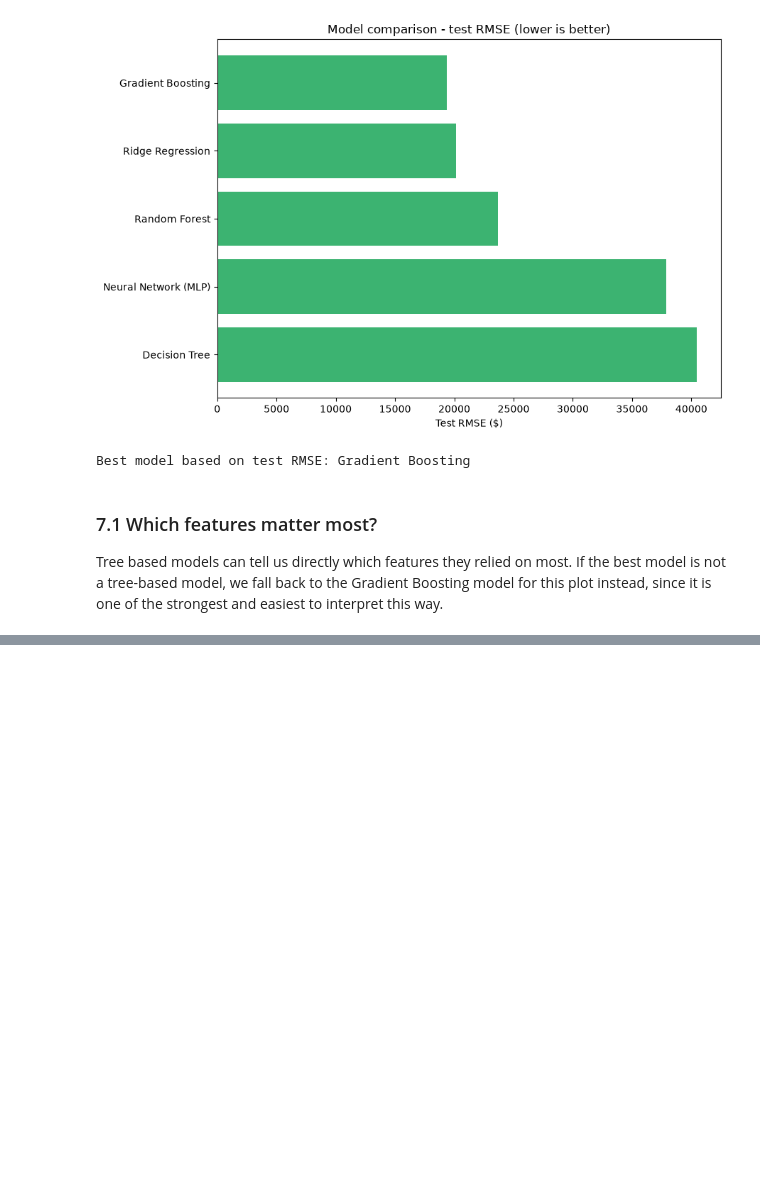
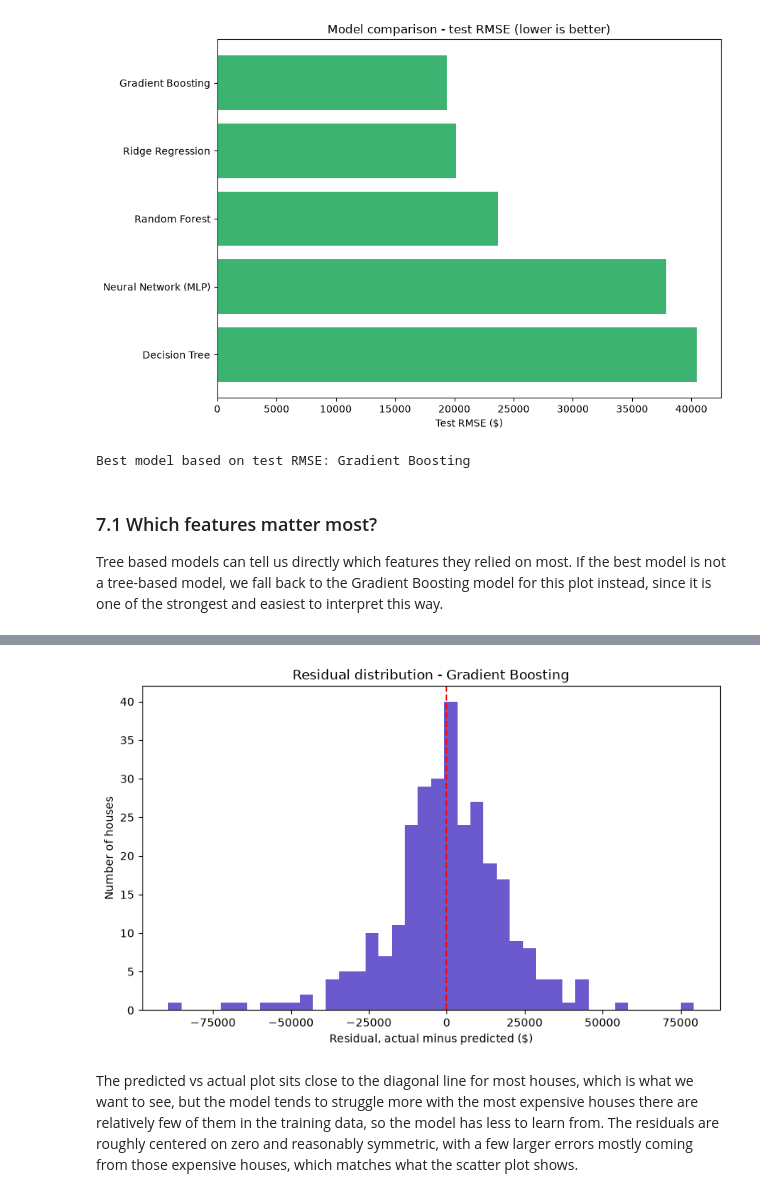
Before and after one commit to Majid-ctrl/Ames-Housing-Data-Cleaning-DS-Price-Prediction-Project, a Jupyter notebook: Notebook.ipynb, the cells around one changed output, grey strips where cells are left out. Drawn from its saved outputs; the diff is of its cells as text; code cells hidden in the pictures; blank space fills up the shorter version.

```diff
--- a/Notebook.ipynb
+++ b/Notebook.ipynb
@@ -738,0 +795,21 @@ way.
+# %%
+residuals = actual_dollars - predictions_dollars
+
+plt.figure(figsize=(8, 5))
+plt.hist(residuals, bins=40, color="slateblue")
+plt.axvline(0, color="red", linestyle="--")
+plt.xlabel("Residual, actual minus predicted ($)")
+plt.ylabel("Number of houses")
+plt.title("Residual distribution - " + best_model_name)
+plt.tight_layout()
+plt.savefig("../figures/fig_residuals.png", dpi=150)
+plt.show()
+# %% [output]
+[figure, added]
+# %% [markdown]
+The predicted vs actual plot sits close to the diagonal line for most houses, which
+is what we want to see, but the model tends to struggle more with the most expensive
+houses there are relatively few of them in the training data, so the model has less
+to learn from. The residuals are roughly centered on zero and reasonably symmetric,
+with a few larger errors mostly coming from those expensive houses, which matches
+what the scatter plot shows.
```
Also changed, not shown: parts of 3 cells of this notebook.
